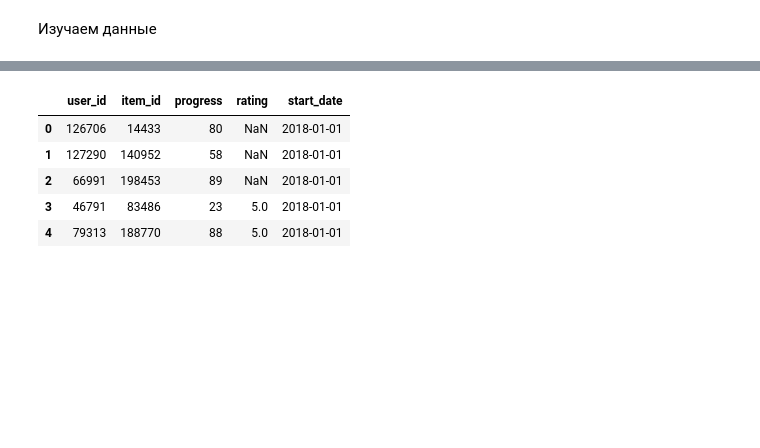
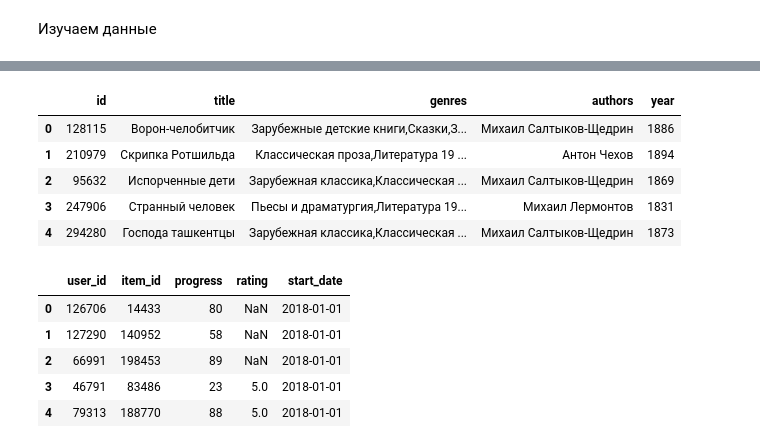
Before and after one commit to irsafilo/LTR_seminar, a Jupyter notebook: seminar_part1.ipynb, the cells around one changed output, grey strips where cells are left out. Cells and saved outputs as stored; diff of their text form; code cells hidden in the pictures; blank space fills up the shorter version.

```diff
--- a/seminar_part1.ipynb
+++ b/seminar_part1.ipynb
@@ -18,3 +27,12 @@ df_items = pd.read_csv('data/items.csv')
+# %%
+df_items.head()
+# %% [output]
+|  | id | title | genres | authors | year |
+| 0 | 128115 | Ворон-челобитчик | Зарубежные детские книги,Сказки,З... | Михаил Салтыков-Щедрин | 1886 |
+| 1 | 210979 | Скрипка Ротшильда | Классическая проза,Литература 19 ... | Антон Чехов | 1894 |
+| 2 | 95632 | Испорченные дети | Зарубежная классика,Классическая ... | Михаил Салтыков-Щедрин | 1869 |
+| 3 | 247906 | Странный человек | Пьесы и драматургия,Литература 19... | Михаил Лермонтов | 1831 |
+| 4 | 294280 | Господа ташкентцы | Зарубежная классика,Классическая ... | Михаил Салтыков-Щедрин | 1873 |
 # %%
 df.head()
 # %% [output]
```
Also changed, not shown: parts of 43 cells of this notebook, 1 other file.
